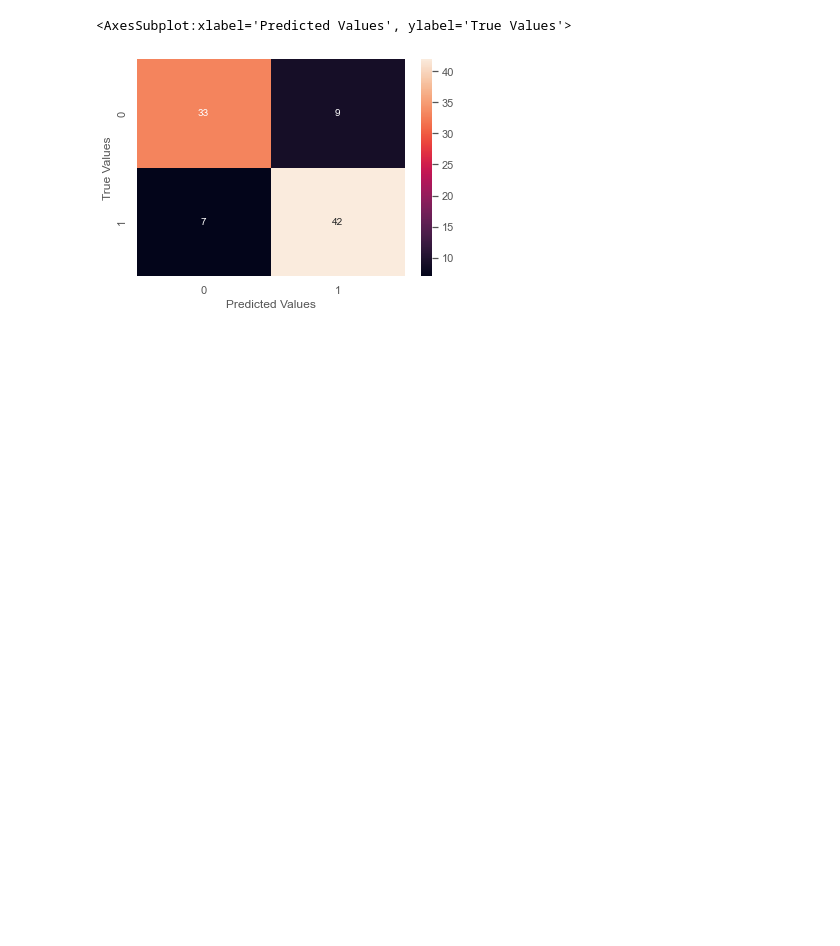
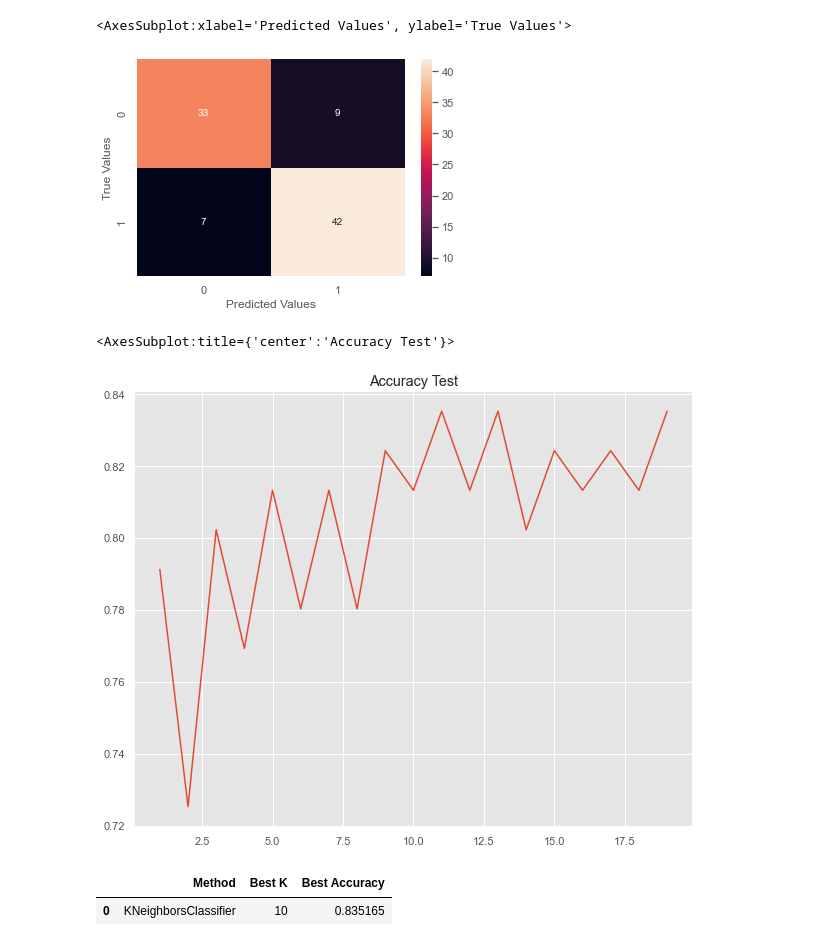
Before and after one commit to Omuk/Reborn, a Jupyter notebook: Data Practice/Practice_Field.ipynb, the cells around one changed output. Drawn from its saved outputs; the diff is of its cells as text; code cells hidden in the pictures; blank space fills up the shorter version.

Commit message:
data

```diff
--- a/Data Practice/Practice_Field.ipynb
+++ b/Data Practice/Practice_Field.ipynb
@@ -118,3 +118,45 @@ sns.heatmap(confusion_matrix, annot=True)
 # %% [output]
 <AxesSubplot:xlabel='Predicted Values', ylabel='True Values'>
 [figure]
+# %%
+accuracies = []
+
+for N in range(1,20):
+
+    knn = KNeighborsClassifier(n_neighbors=N)
+
+    knn.fit(x_train,y_train)
+
+    y_pred = knn.predict(x_test)
+
+    accu = accuracy_score(y_true,y_pred)
+
+    accuracies.append(accu)
+
+accuracies = np.array(accuracies)
+
+f,ax = plt.subplots(figsize=(10,8))
+
+ax.set_title('Accuracy Test')
+
+sns.lineplot(np.arange(1,20), accuracies, ax=ax)
+# %% [output]
+<AxesSubplot:title={'center':'Accuracy Test'}>
+[figure, added]
+# %%
+best_k = np.argmax(accuracies)
+
+best_accu = np.max(accuracies)
+
+mod_tes = pd.DataFrame(
+    [
+        'KNeighborsClassifier', best_k, best_accu
+    ]
+).transpose()
+
+mod_tes.columns = ['Method', 'Best K', 'Best Accuracy']
+
+mod_tes
+# %% [output]
+|  | Method | Best K | Best Accuracy |
+| 0 | KNeighborsClassifier | 10 | 0.835165 |
```
